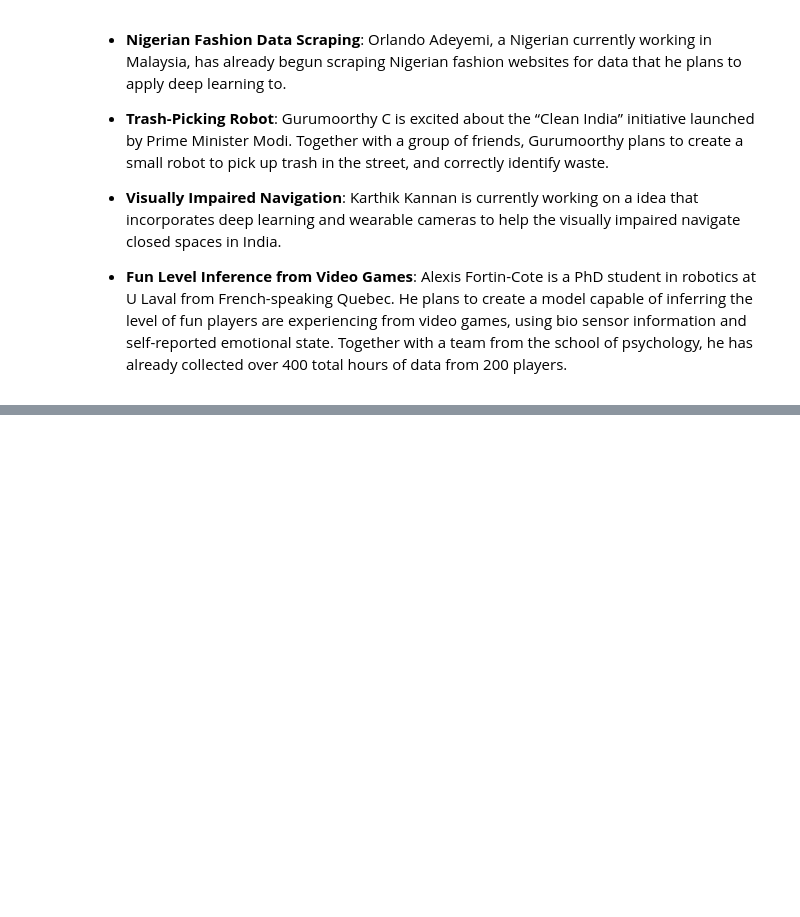
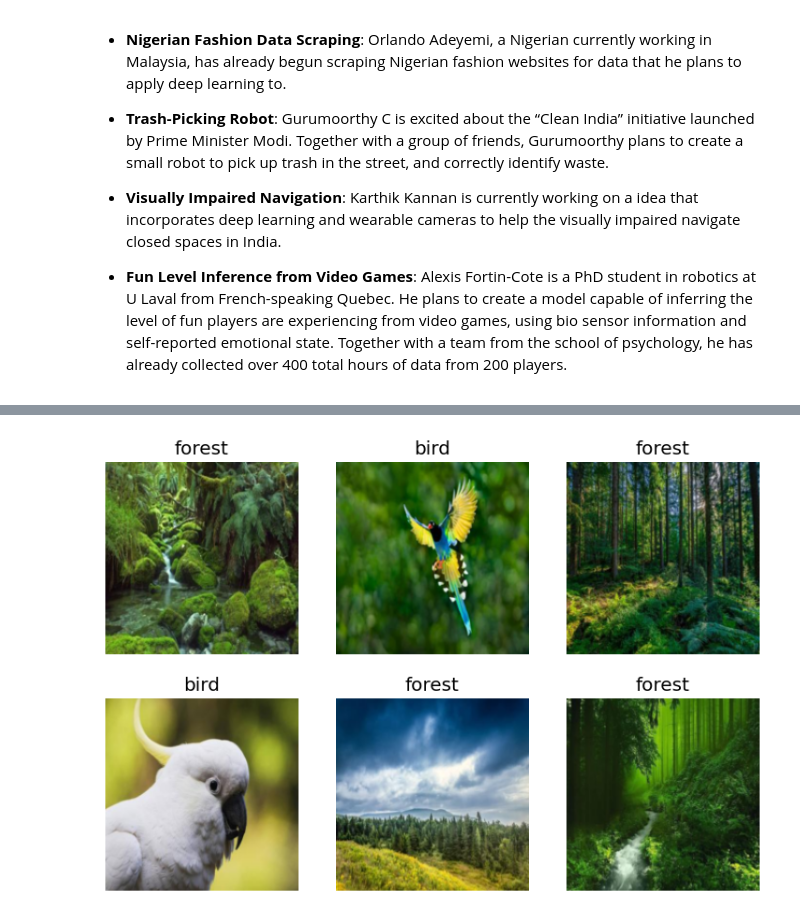
Before and after one commit to sebastianperudev2001/ml-libraries-python, a Jupyter notebook: notebooks/fastai/fastai_research.ipynb, the cells around one changed output, grey strips where cells are left out. Cells and saved outputs as stored; diff of their text form; code cells hidden in the pictures; blank space fills up the shorter version.

```diff
--- a/notebooks/fastai/fastai_research.ipynb
+++ b/notebooks/fastai/fastai_research.ipynb
@@ -48,0 +67,10 @@
+# %%
+searches = "forest", "bird"
+path = Path('bird_or_not')
+path.mkdir(exist_ok=True)  # Create 'bird_or_not' directory if it doesn't exist
+for o in searches:
+    dest = (path/o)
+    dest.mkdir(exist_ok=True)
+    results = search_images_ddg(f'{o} photos')
+    download_images(dest, urls=results[:200])
+    resize_images(dest, max_size=400, dest=dest)
@@ -48,0 +84,13 @@
+# %%
+#Gives fastAI all the info to create a computer vision model
+dls = DataBlock(
+    blocks = (ImageBlock, CategoryBlock),
+    get_items = get_image_files,
+    splitter = RandomSplitter(valid_pct=0.2, seed=42),
+    get_y=parent_label,
+    item_tfms = [Resize(192, method='squish')],
+).dataloaders(path)
+
+dls.show_batch(max_n=6)
+# %% [output]
+[figure, added]
```
Also changed, not shown: parts of 7 cells of this notebook, 1 other file.
